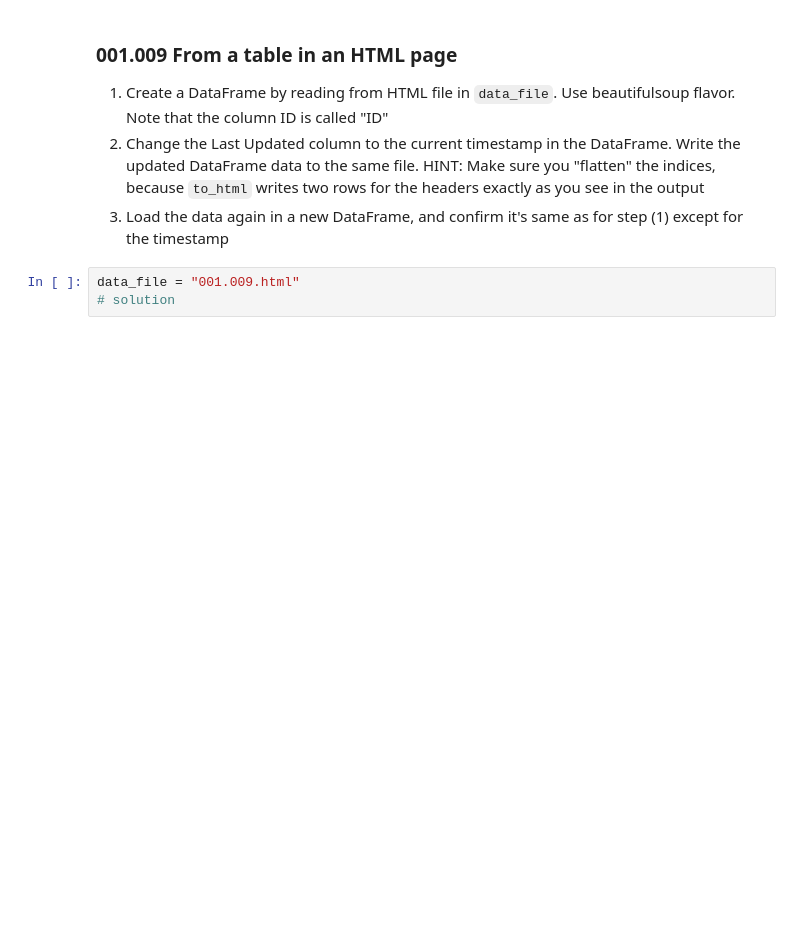
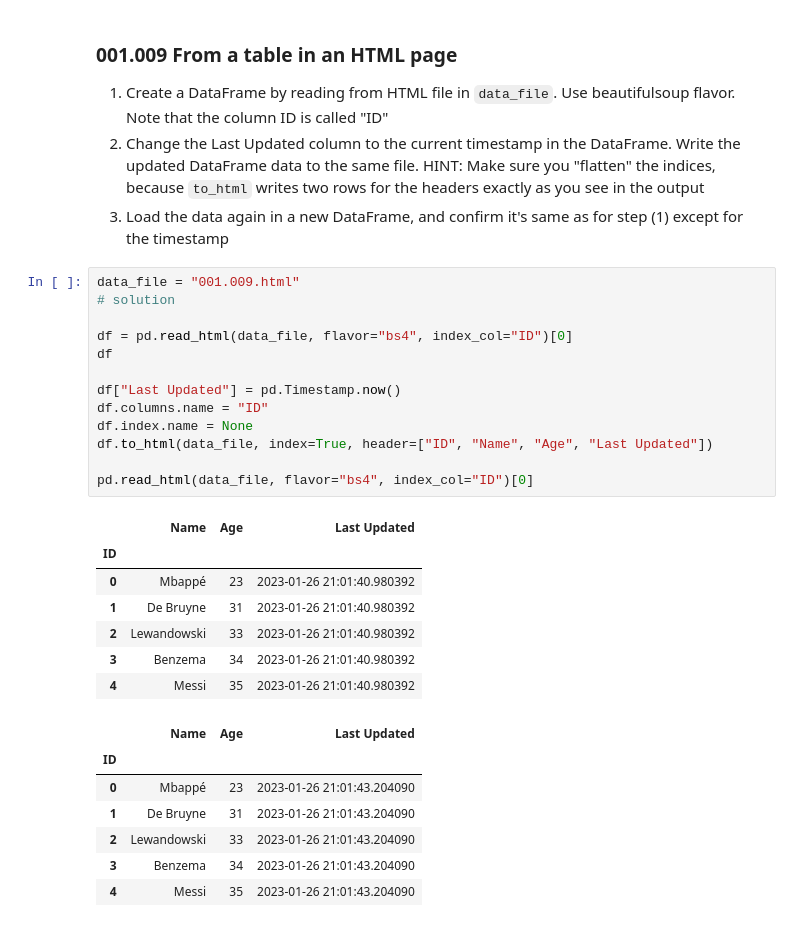
Before and after one commit to gotofritz/jupyter, a Jupyter notebook: katas/pandas_katas/001_pandas.ipynb, the cells around one changed output. Drawn from its saved outputs; the diff is of its cells as text; blank space fills up the shorter version.

```diff
--- a/katas/pandas_katas/001_pandas.ipynb
+++ b/katas/pandas_katas/001_pandas.ipynb
@@ -108,3 +332,28 @@ data_file = "001.008.json"
 # %%
 data_file = "001.009.html"
 # solution
+
+df = pd.read_html(data_file, flavor="bs4", index_col="ID")[0]
+df
+
+df["Last Updated"] = pd.Timestamp.now()
+df.columns.name = "ID"
+df.index.name = None
+df.to_html(data_file, index=True, header=["ID", "Name", "Age", "Last Updated"])
+
+pd.read_html(data_file, flavor="bs4", index_col="ID")[0]
+# %% [output]
+|  | Name | Age | Last Updated |
+| ID |  |  |  |
+| 0 | Mbappé | 23 | 2023-01-26 21:01:40.980392 |
+| 1 | De Bruyne | 31 | 2023-01-26 21:01:40.980392 |
+| 2 | Lewandowski | 33 | 2023-01-26 21:01:40.980392 |
+| 3 | Benzema | 34 | 2023-01-26 21:01:40.980392 |
+| 4 | Messi | 35 | 2023-01-26 21:01:40.980392 |
+|  | Name | Age | Last Updated |
+| ID |  |  |  |
+| 0 | Mbappé | 23 | 2023-01-26 21:01:43.204090 |
+| 1 | De Bruyne | 31 | 2023-01-26 21:01:43.204090 |
+| 2 | Lewandowski | 33 | 2023-01-26 21:01:43.204090 |
+| 3 | Benzema | 34 | 2023-01-26 21:01:43.204090 |
+| 4 | Messi | 35 | 2023-01-26 21:01:43.204090 |
```
Also changed, not shown: parts of 9 cells of this notebook, 13 other files.
